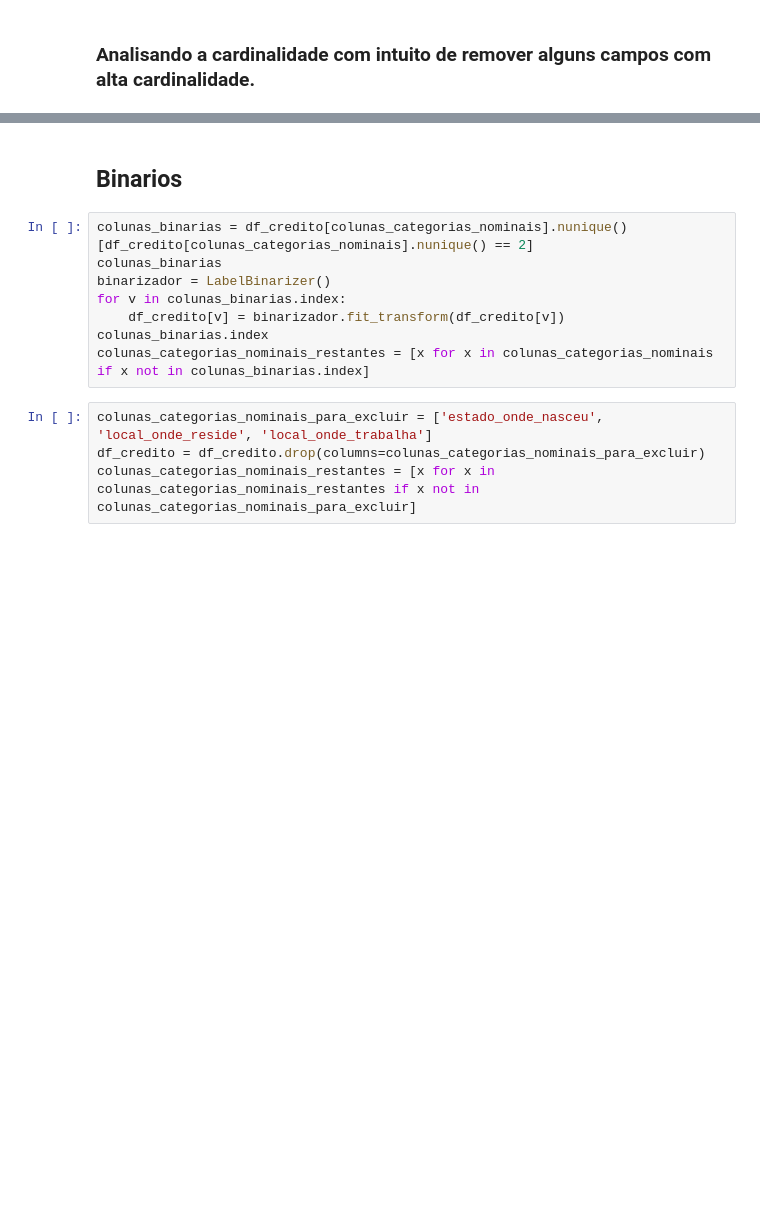
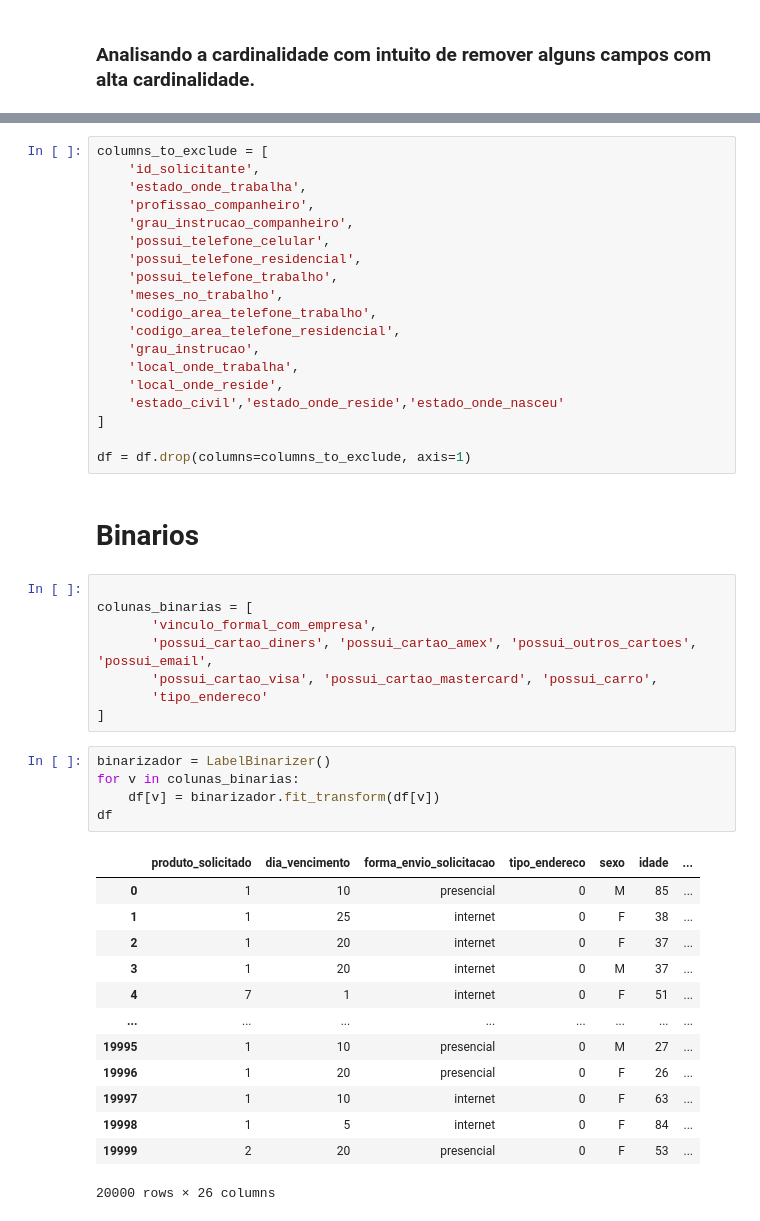
Before and after one commit to phelipefrancesco/-UFRJ-EEL891---2021.01---Trabalho-2, a Jupyter notebook: eel891_trabalho1.ipynb, the cells around one changed output, grey strips where cells are left out. Saved outputs shown, nothing was run; the diff lists cells and outputs as text; blank space fills up the shorter version.

Commit message:
Added ML methods to trabalho_1

```diff
--- a/eel891_trabalho1.ipynb
+++ b/eel891_trabalho1.ipynb
@@ -122,14 +189,48 @@ df_credito[colunas_categorias_nominais].nunique().sort_values()
+# %%
+columns_to_exclude = [
+    'id_solicitante',
+    'estado_onde_trabalha',
+    'profissao_companheiro',
+    'grau_instrucao_companheiro',
+    'possui_telefone_celular',
+    'possui_telefone_residencial',
+    'possui_telefone_trabalho',
+    'meses_no_trabalho',
+    'codigo_area_telefone_trabalho',
+    'codigo_area_telefone_residencial',
+    'grau_instrucao',
+    'local_onde_trabalha',
+    'local_onde_reside',
+    'estado_civil','estado_onde_reside','estado_onde_nasceu'
+]
+
+df = df.drop(columns=columns_to_exclude, axis=1)
 # %% [markdown]
-## Binarios
+# Binarios
-# %%
-colunas_binarias = df_credito[colunas_categorias_nominais].nunique()[df_credito[colunas_categorias_nominais].nunique() == 2]
-colunas_binarias
-binarizador = LabelBinarizer()
-for v in colunas_binarias.index:
-    df_credito[v] = binarizador.fit_transform(df_credito[v])
-colunas_binarias.index
-colunas_categorias_nominais_restantes = [x for x in colunas_categorias_nominais if x not in colunas_binarias.index]
-# %%
-colunas_categorias_nominais_para_excluir = ['estado_onde_nasceu', 'local_onde_reside', 'local_onde_trabalha']
-df_credito = df_credito.drop(columns=colunas_categorias_nominais_para_excluir)
-colunas_categorias_nominais_restantes = [x for x in colunas_categorias_nominais_restantes if x not in colunas_categorias_nominais_para_excluir]
+# %%
+
+colunas_binarias = [
+       'vinculo_formal_com_empresa',
+       'possui_cartao_diners', 'possui_cartao_amex', 'possui_outros_cartoes', 'possui_email',
+       'possui_cartao_visa', 'possui_cartao_mastercard', 'possui_carro',
+       'tipo_endereco'
+]
+# %%
+binarizador = LabelBinarizer()
+for v in colunas_binarias:
+    df[v] = binarizador.fit_transform(df[v])
+df
+# %% [output]
+|  | produto_solicitado | dia_vencimento | forma_envio_solicitacao | tipo_endereco | sexo | idade | ... |
+| 0 | 1 | 10 | presencial | 0 | M | 85 | ... |
+| 1 | 1 | 25 | internet | 0 | F | 38 | ... |
+| 2 | 1 | 20 | internet | 0 | F | 37 | ... |
+| 3 | 1 | 20 | internet | 0 | M | 37 | ... |
+| 4 | 7 | 1 | internet | 0 | F | 51 | ... |
+| ... | ... | ... | ... | ... | ... | ... | ... |
+| 19995 | 1 | 10 | presencial | 0 | M | 27 | ... |
+| 19996 | 1 | 20 | presencial | 0 | F | 26 | ... |
+| 19997 | 1 | 10 | internet | 0 | F | 63 | ... |
+| 19998 | 1 | 5 | internet | 0 | F | 84 | ... |
+| 19999 | 2 | 20 | presencial | 0 | F | 53 | ... |
+20000 rows × 26 columns
```
Also changed, not shown: parts of 43 cells of this notebook, 7 other files.
